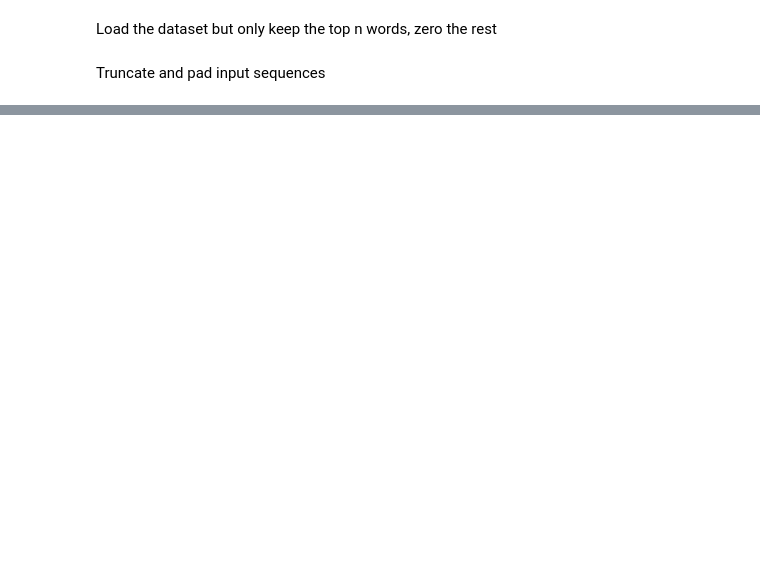
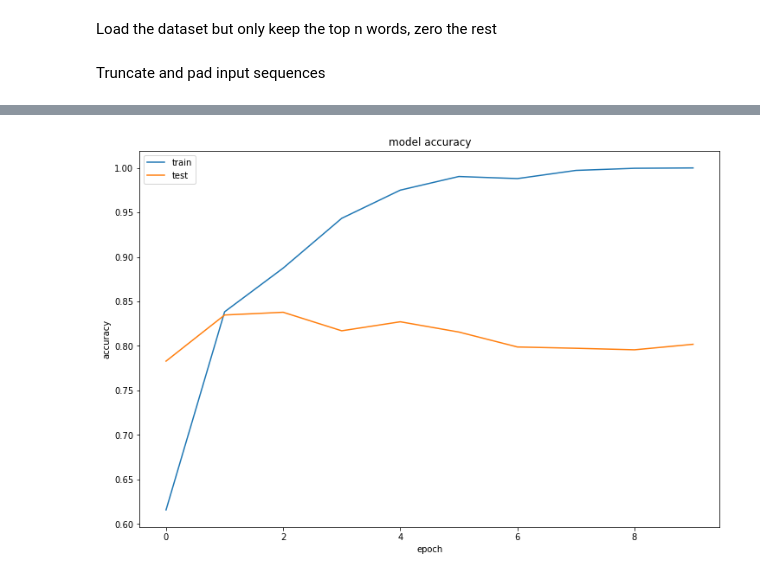
Before and after one commit to 2Change/rnn-project, a Jupyter notebook: tutorial/LSTM_on_IMDB.ipynb, the cells around one changed output, grey strips where cells are left out. Drawn from its saved outputs; the diff is of its cells as text; code cells hidden in the pictures; blank space fills up the shorter version.

```diff
--- a/tutorial/LSTM_on_IMDB.ipynb
+++ b/tutorial/LSTM_on_IMDB.ipynb
@@ -22,7 +24,7 @@ np.random.seed(7)
 # %% [markdown]
 Load the dataset but only keep the top n words, zero the rest
 # %%
-top_words = 5000
+top_words = 10000
 (X_train, y_train), (X_test, y_test) = imdb.load_data(num_words=top_words)
 # %% [markdown]
 Truncate and pad input sequences
@@ -53,7 +35,23 @@ array([   0,    0,    0,    0,    0,    0,    0,    0,    0,    0,    0,
+# %%
+import matplotlib as mpl
+import matplotlib.pyplot as plt
+
+mpl.rcParams['grid.linestyle'] = ':'
+
+def plot_history(history):
+
+    plt.figure(figsize=(12, 8))
+    plt.plot(history.history['acc'])
+    plt.plot(history.history['val_acc'])
+    plt.title('model accuracy')
+    plt.ylabel('accuracy')
+    plt.xlabel('epoch')
+    plt.legend(['train', 'test'], loc='upper left')
+    plt.show()
 # %%
 model = Sequential()
-model.add(Embedding(top_words, 32, input_length=max_review_length))
-model.add(LSTM(100))
+model.add(Embedding(top_words, 32))
+model.add(SimpleRNN(32))
 model.add(Dense(1, activation='sigmoid'))
 
 model.compile(loss='binary_crossentropy', optimizer='adam', metrics=['accuracy'])
@@ -74,5 +72,5 @@ Non-trainable params: 0
 _________________________________________________________________
 None
 # %%
-model.fit(X_train, y_train, epochs=1, batch_size=64)
+history = model.fit(X_train, y_train, epochs=10, batch_size=128, validation_data=(X_test, y_test))
 # %% [output]
@@ -87,0 +94,4 @@ Accuracy: 85.04%
+# %%
+plot_history(history)
+# %% [output]
+[figure, added]
```
Also changed, not shown: parts of 15 cells of this notebook, 22 other files.
